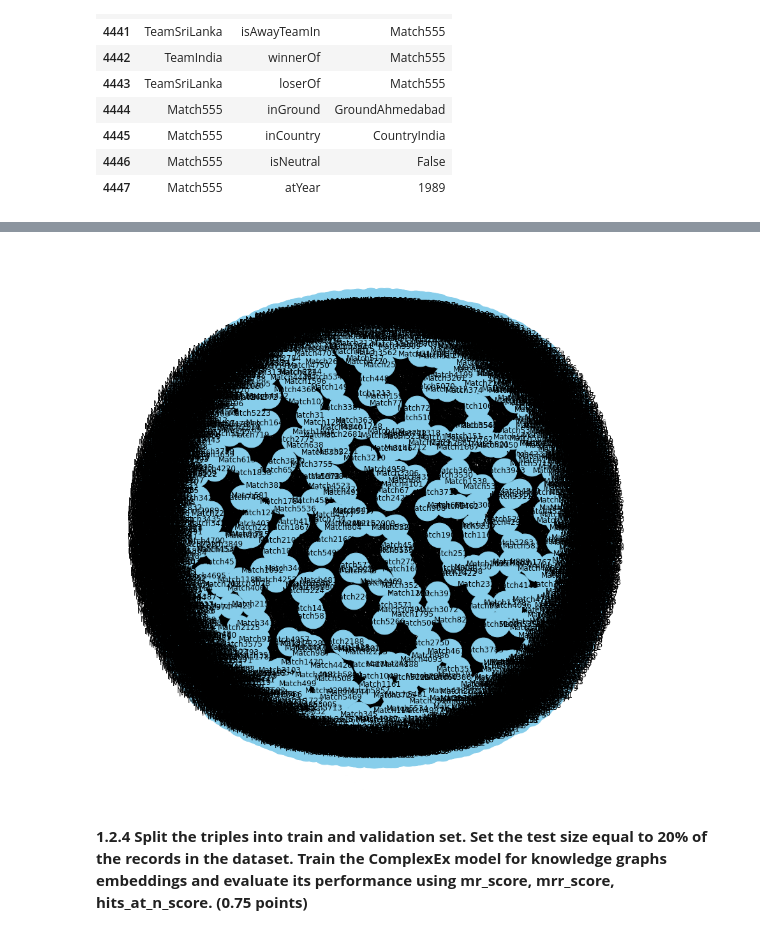
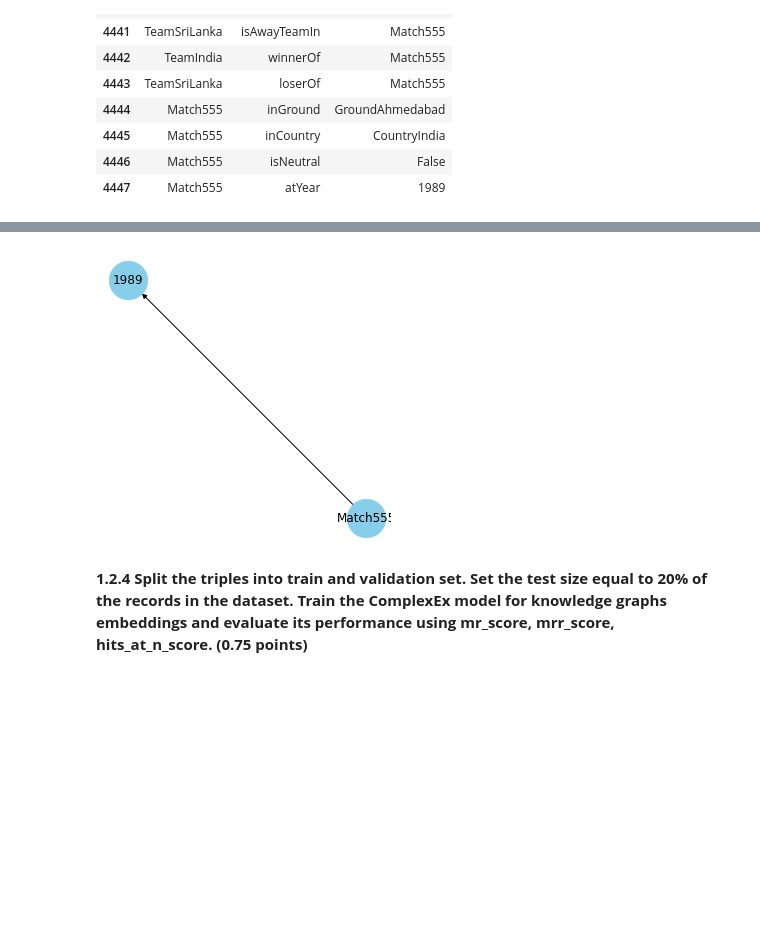
Before and after one commit to enliktjioe/bda2020, a Jupyter notebook: HW6/Homework_06.ipynb, the cells around one changed output, grey strips where cells are left out. Cells and saved outputs as stored; diff of their text form; code cells hidden in the pictures; blank space fills up the shorter version.

```diff
--- a/HW6/Homework_06.ipynb
+++ b/HW6/Homework_06.ipynb
@@ -353,7 +353,8 @@ triples_df.head()
 # %% [markdown]
 **1.2.3 Select only one match_id and visualize its knowledge graph using networkx (0.25 points)**
 # %%
-triples_df[(triples_df.subject=="Match555") | (triples_df.object=="Match555")]
+match555 = triples_df[(triples_df.subject=="Match555") | (triples_df.object=="Match555")]
+match555
 # %% [output]
 |  | subject | predicate | object |
 | 4440 | TeamIndia | isHomeTeamIn | Match555 |
@@ -392,13 +393,13 @@ plt.show()
 # %%
-G=nx.from_pandas_edgelist(triples_df[triples_df['predicate']=="atYear"], "subject", "object",
+G=nx.from_pandas_edgelist(match555[match555['predicate']=="atYear"], "subject", "object",
                           edge_attr=True, create_using=nx.MultiDiGraph())
 
-plt.figure(figsize=(12,12))
+plt.figure(figsize=(4,4))
 pos = nx.spring_layout(G, k = 0.5) # k regulates the distance between nodes
 nx.draw(G, with_labels=True, node_color='skyblue', node_size=1500, edge_cmap=plt.cm.Blues, pos = pos)
 plt.show()
 # %% [output]
-[figure, old version]
+[figure, new version]
 # %% [markdown]
 **1.2.4 Split the triples into train and validation set. Set the test size equal to 20% of the records in the dataset. Train the ComplexEx model for knowledge graphs embeddings and evaluate its performance using mr_score, mrr_score, hits_at_n_score. (0.75 points)**
 # %%
```
Also changed, not shown: parts of 43 cells of this notebook, 1 other file.
